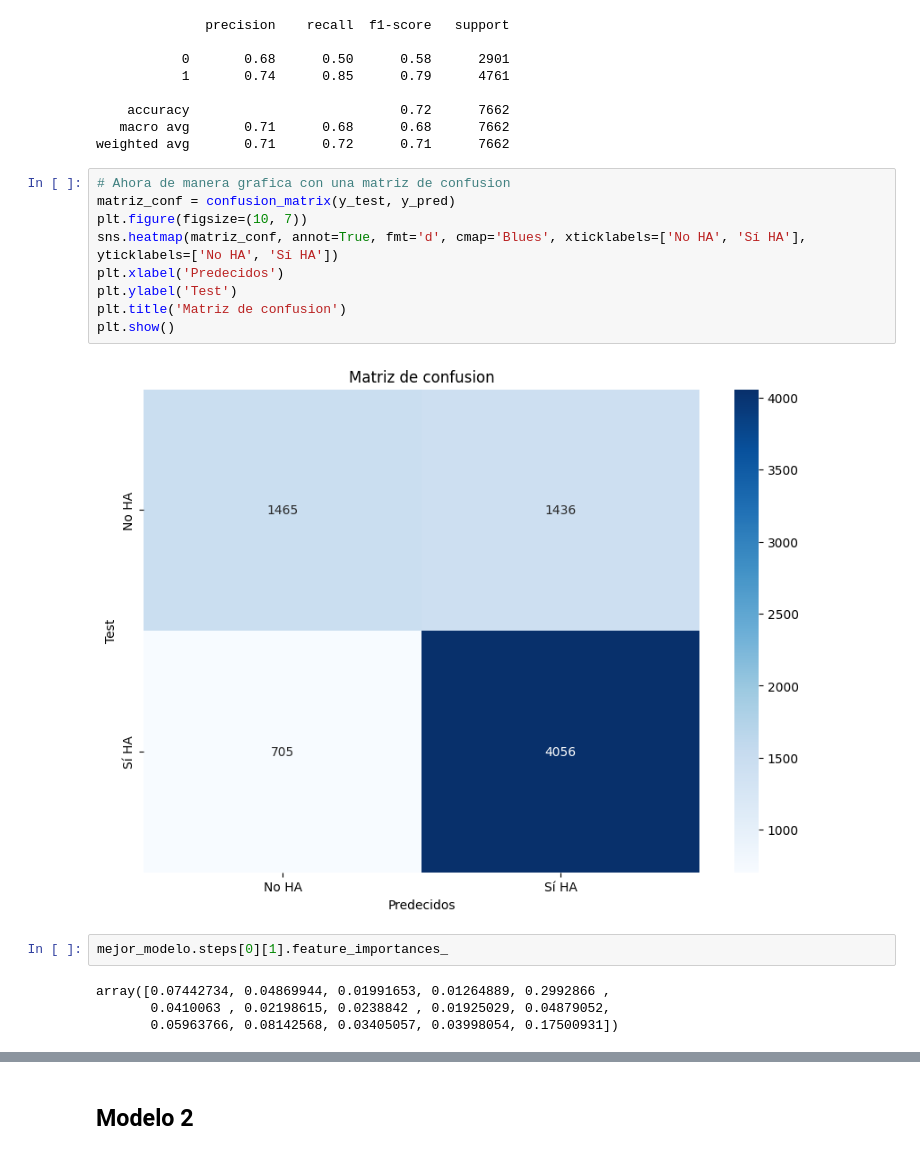
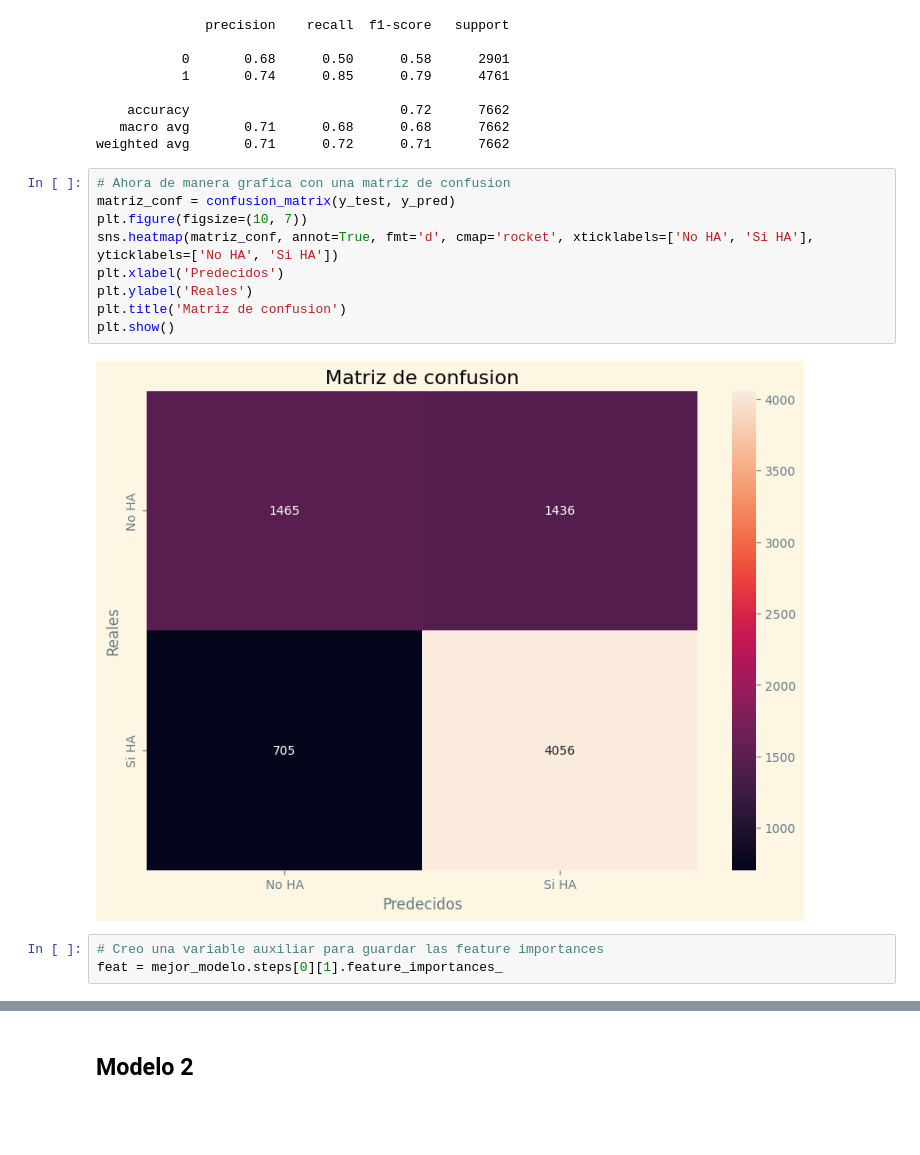
Before and after one commit to Data-Science-YPF/factores_riesgo, a Jupyter notebook: ModelosClasificacion.ipynb, the cells around one changed output, grey strips where cells are left out. Saved outputs shown, nothing was run; the diff lists cells and outputs as text; blank space fills up the shorter version.

```diff
--- a/ModelosClasificacion.ipynb
+++ b/ModelosClasificacion.ipynb
@@ -165,17 +165,14 @@ weighted avg       0.71      0.72      0.71      7662
 # %%
 # Ahora de manera grafica con una matriz de confusion
 matriz_conf = confusion_matrix(y_test, y_pred)
 plt.figure(figsize=(10, 7))
-sns.heatmap(matriz_conf, annot=True, fmt='d', cmap='Blues', xticklabels=['No HA', 'Sí HA'], yticklabels=['No HA', 'Sí HA'])
+sns.heatmap(matriz_conf, annot=True, fmt='d', cmap='rocket', xticklabels=['No HA', 'Si HA'], yticklabels=['No HA', 'Si HA'])
 plt.xlabel('Predecidos')
-plt.ylabel('Test')
+plt.ylabel('Reales')
 plt.title('Matriz de confusion')
 plt.show()
 # %% [output]
-[figure, old version]
+[figure, new version]
-# %%
-mejor_modelo.steps[0][1].feature_importances_
-# %% [output]
-array([0.07442734, 0.04869944, 0.01991653, 0.01264889, 0.2992866 ,
-       0.0410063 , 0.02198615, 0.0238842 , 0.01925029, 0.04879052,
-       0.05963766, 0.08142568, 0.03405057, 0.03998054, 0.17500931])
+# %%
+# Creo una variable auxiliar para guardar las feature importances
+feat = mejor_modelo.steps[0][1].feature_importances_
```
Also changed, not shown: parts of 2 cells of this notebook.
